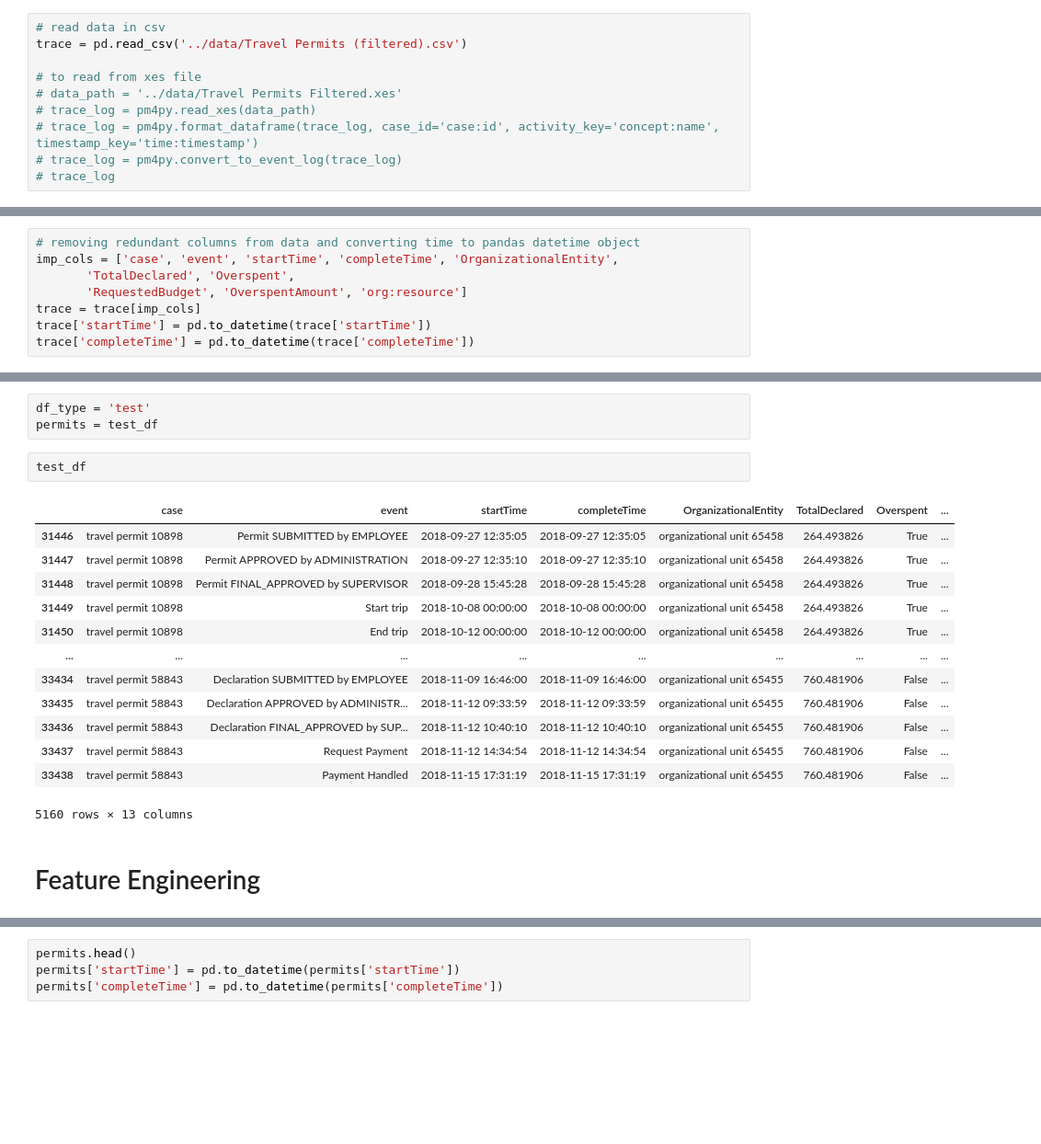
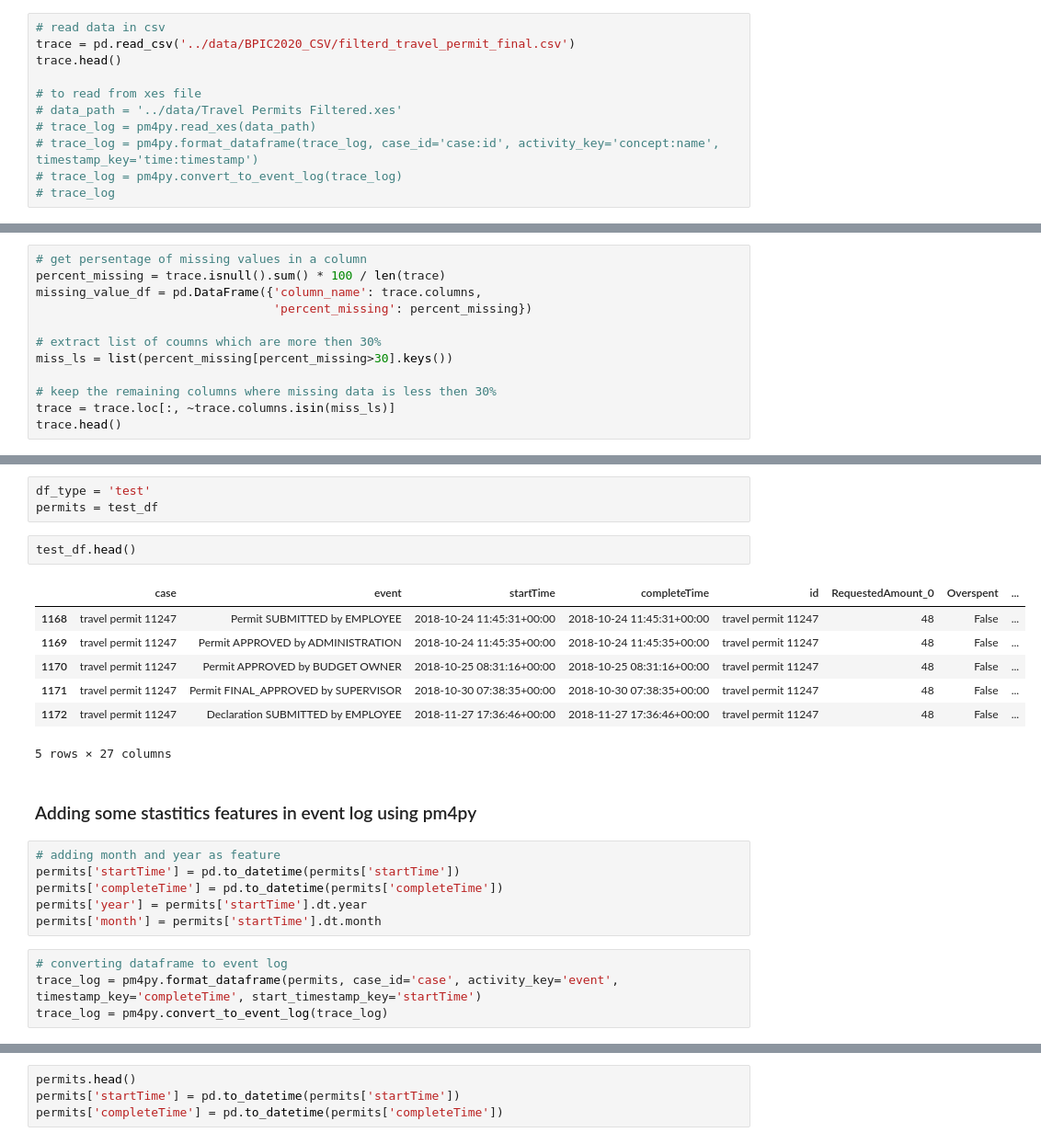
Before and after one commit to himanshudce/APM_BPI_2020, a Jupyter notebook: notebooks/data_prepration.ipynb, the cells around one changed output, grey strips where cells are left out. Shown at 92% size. Saved outputs shown, nothing was run; the diff lists cells and outputs as text; blank space fills up the shorter version.

Commit message:
added new data and analysis

```diff
--- a/notebooks/data_prepration.ipynb
+++ b/notebooks/data_prepration.ipynb
@@ -21,7 +21,8 @@ def project_nth(log, index):
     print(str(project_traces(log)[index]))
 # %%
 # read data in csv
-trace = pd.read_csv('../data/Travel Permits (filtered).csv')
+trace = pd.read_csv('../data/BPIC2020_CSV/filterd_travel_permit_final.csv')
+trace.head()
 
 # to read from xes file
 # data_path = '../data/Travel Permits Filtered.xes'
@@ -32,8 +41,12 @@ trace = pd.read_csv('../data/Travel Permits (filtered).csv')
-# %%
-# removing redundant columns from data and converting time to pandas datetime object
-imp_cols = ['case', 'event', 'startTime', 'completeTime', 'OrganizationalEntity',
-       'TotalDeclared', 'Overspent',
-       'RequestedBudget', 'OverspentAmount', 'org:resource']
-trace = trace[imp_cols]
-trace['startTime'] = pd.to_datetime(trace['startTime'])
-trace['completeTime'] = pd.to_datetime(trace['completeTime'])
+# %%
+# get persentage of missing values in a column
+percent_missing = trace.isnull().sum() * 100 / len(trace)
+missing_value_df = pd.DataFrame({'column_name': trace.columns,
+                                 'percent_missing': percent_missing})
+
+# extract list of coumns which are more then 30%
+miss_ls = list(percent_missing[percent_missing>30].keys())
+
+# keep the remaining columns where missing data is less then 30%
+trace = trace.loc[:, ~trace.columns.isin(miss_ls)]
+trace.head()
@@ -605,20 +563,24 @@ save_data(data, declerations, ohe_dict ,save_path)
 df_type = 'test'
 permits = test_df
 # %%
-test_df
+test_df.head()
 # %% [output]
-|  | case | event | startTime | completeTime | OrganizationalEntity | TotalDeclared | Overspent | ... |
-| 31446 | travel permit 10898 | Permit SUBMITTED by EMPLOYEE | 2018-09-27 12:35:05 | 2018-09-27 12:35:05 | organizational unit 65458 | 264.493826 | True | ... |
-| 31447 | travel permit 10898 | Permit APPROVED by ADMINISTRATION | 2018-09-27 12:35:10 | 2018-09-27 12:35:10 | organizational unit 65458 | 264.493826 | True | ... |
-| 31448 | travel permit 10898 | Permit FINAL_APPROVED by SUPERVISOR | 2018-09-28 15:45:28 | 2018-09-28 15:45:28 | organizational unit 65458 | 264.493826 | True | ... |
-| 31449 | travel permit 10898 | Start trip | 2018-10-08 00:00:00 | 2018-10-08 00:00:00 | organizational unit 65458 | 264.493826 | True | ... |
-| 31450 | travel permit 10898 | End trip | 2018-10-12 00:00:00 | 2018-10-12 00:00:00 | organizational unit 65458 | 264.493826 | True | ... |
-| ... | ... | ... | ... | ... | ... | ... | ... | ... |
-| 33434 | travel permit 58843 | Declaration SUBMITTED by EMPLOYEE | 2018-11-09 16:46:00 | 2018-11-09 16:46:00 | organizational unit 65455 | 760.481906 | False | ... |
-| 33435 | travel permit 58843 | Declaration APPROVED by ADMINISTR... | 2018-11-12 09:33:59 | 2018-11-12 09:33:59 | organizational unit 65455 | 760.481906 | False | ... |
-| 33436 | travel permit 58843 | Declaration FINAL_APPROVED by SUP... | 2018-11-12 10:40:10 | 2018-11-12 10:40:10 | organizational unit 65455 | 760.481906 | False | ... |
-| 33437 | travel permit 58843 | Request Payment | 2018-11-12 14:34:54 | 2018-11-12 14:34:54 | organizational unit 65455 | 760.481906 | False | ... |
-| 33438 | travel permit 58843 | Payment Handled | 2018-11-15 17:31:19 | 2018-11-15 17:31:19 | organizational unit 65455 | 760.481906 | False | ... |
+|  | case | event | startTime | completeTime | id | RequestedAmount_0 | Overspent | ... |
+| 1168 | travel permit 11247 | Permit SUBMITTED by EMPLOYEE | 2018-10-24 11:45:31+00:00 | 2018-10-24 11:45:31+00:00 | travel permit 11247 | 48 | False | ... |
+| 1169 | travel permit 11247 | Permit APPROVED by ADMINISTRATION | 2018-10-24 11:45:35+00:00 | 2018-10-24 11:45:35+00:00 | travel permit 11247 | 48 | False | ... |
+| 1170 | travel permit 11247 | Permit APPROVED by BUDGET OWNER | 2018-10-25 08:31:16+00:00 | 2018-10-25 08:31:16+00:00 | travel permit 11247 | 48 | False | ... |
+| 1171 | travel permit 11247 | Permit FINAL_APPROVED by SUPERVISOR | 2018-10-30 07:38:35+00:00 | 2018-10-30 07:38:35+00:00 | travel permit 11247 | 48 | False | ... |
+| 1172 | travel permit 11247 | Declaration SUBMITTED by EMPLOYEE | 2018-11-27 17:36:46+00:00 | 2018-11-27 17:36:46+00:00 | travel permit 11247 | 48 | False | ... |
-5160 rows × 13 columns
+5 rows × 27 columns
-# %% [markdown]
-# Feature Engineering
+# %% [markdown]
+### Adding some stastitics features in event log using pm4py
+# %%
+# adding month and year as feature
+permits['startTime'] = pd.to_datetime(permits['startTime'])
+permits['completeTime'] = pd.to_datetime(permits['completeTime'])
+permits['year'] = permits['startTime'].dt.year
+permits['month'] = permits['startTime'].dt.month
+# %%
+# converting dataframe to event log
+trace_log = pm4py.format_dataframe(permits, case_id='case', activity_key='event', timestamp_key='completeTime', start_timestamp_key='startTime')
+trace_log = pm4py.convert_to_event_log(trace_log)
```
Also changed, not shown: parts of 115 cells of this notebook, 35 other files.
